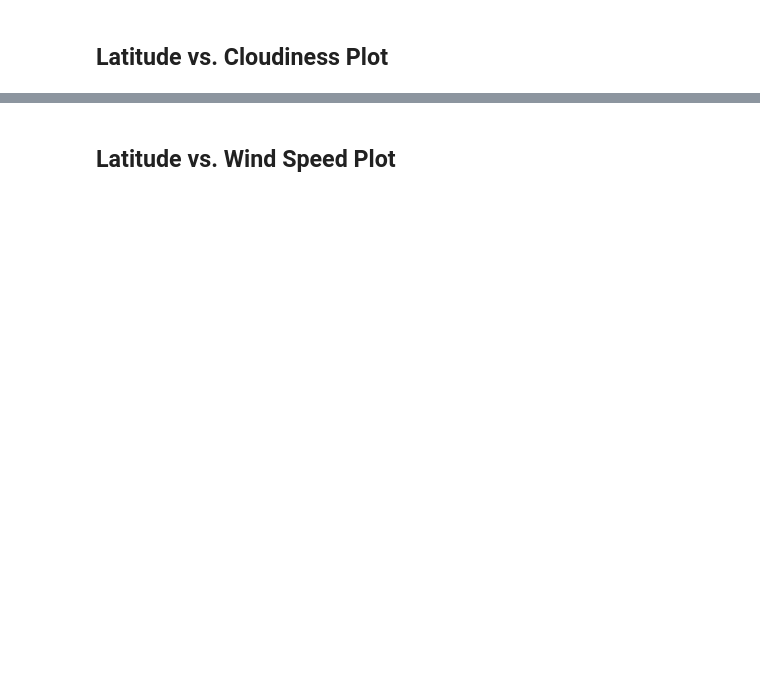
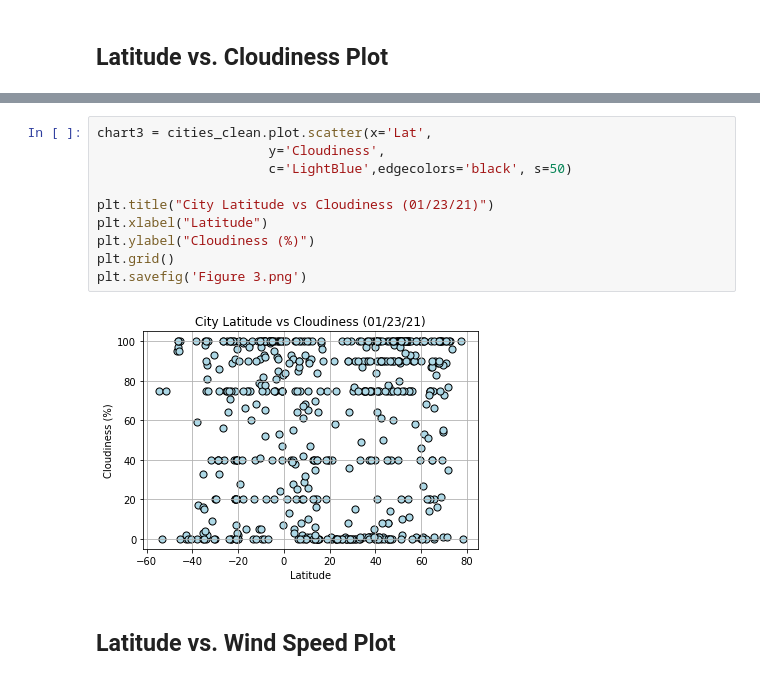
Before and after one commit to delery7/python-api-challenge, a Jupyter notebook: WeatherPy/WeatherPy.ipynb, the cells around one changed output, grey strips where cells are left out. Drawn from its saved outputs; the diff is of its cells as text; blank space fills up the shorter version.

```diff
--- a/WeatherPy/WeatherPy.ipynb
+++ b/WeatherPy/WeatherPy.ipynb
@@ -257,2 +272,14 @@ cities_clean.describe()
+# %%
+chart3 = cities_clean.plot.scatter(x='Lat',
+                      y='Cloudiness',
+                      c='LightBlue',edgecolors='black', s=50)
+
+plt.title("City Latitude vs Cloudiness (01/23/21)")
+plt.xlabel("Latitude")
+plt.ylabel("Cloudiness (%)")
+plt.grid()
+plt.savefig('Figure 3.png')
+# %% [output]
+[figure, added]
 # %% [markdown]
 ## Latitude vs. Wind Speed Plot
```
Also changed, not shown: parts of 24 cells of this notebook, 4 other files.
